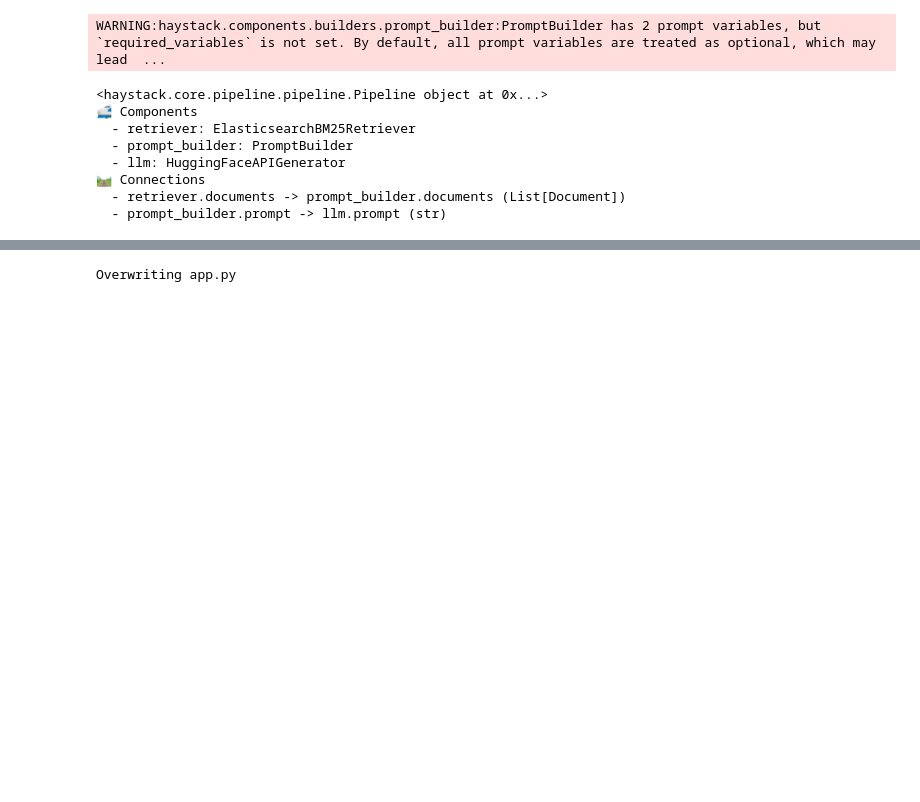
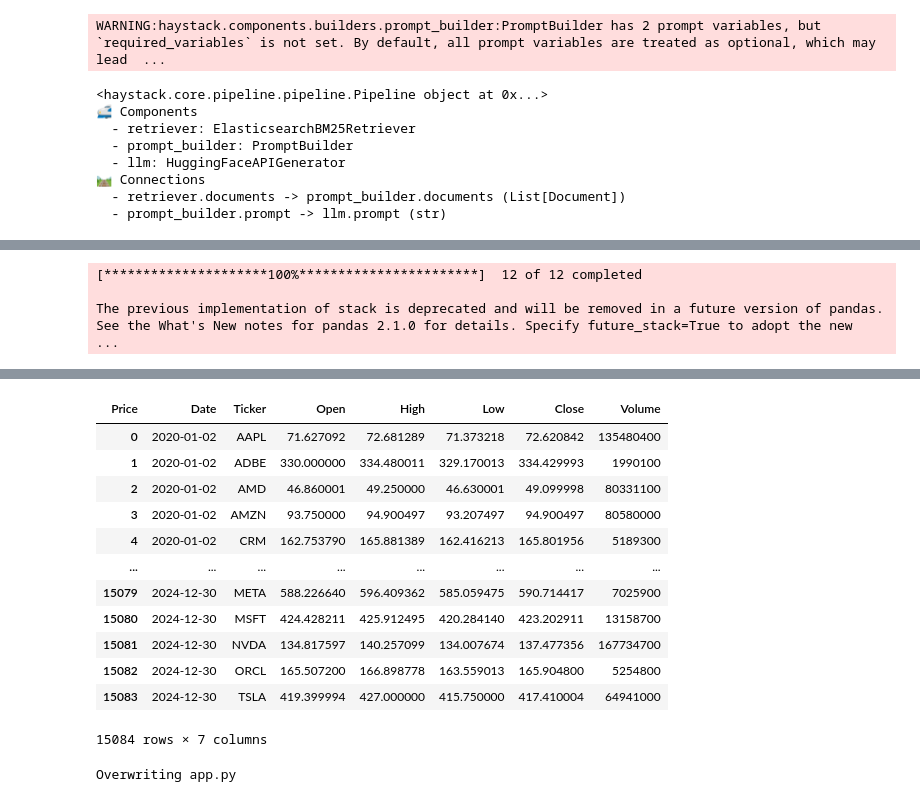
Before and after one commit to arundhatisingh17/TradeView, a Jupyter notebook: stock_data.ipynb, the cells around one changed output, grey strips where cells are left out. Saved outputs shown, nothing was run; the diff lists cells and outputs as text; code cells hidden in the pictures; blank space fills up the shorter version.

```diff
--- a/stock_data.ipynb
+++ b/stock_data.ipynb
@@ -397,3 +405,23 @@ Requirement already satisfied: pytz in /usr/local/lib/python3.11/dist-packages (
 """ figure out how to load the history of all the tech stocks here """
 
 file_path = "./content/drive/MyDrive/history"
+# %%
+""" replicate this in app.py """
+import yfinance as yf
+import plotly.express as pt
+
+tickers = ["AAPL", "MSFT", "GOOGL", "AMZN", "META", "NVDA", "TSLA", "AMD", "CRM", "ADBE", "INTC", "ORCL"]
+data = yf.download(tickers, start="2020-01-01", end="2024-12-31", group_by='ticker')
+data = data.stack(level=0).reset_index()
+appl_data = data[data['Ticker'] == 'AAPL']
+# print(data.columns)
+
+appl_data = data[data['Ticker'] == 'AAPL']
+fig = pt.line(appl_data, x='Date', y='Close', title='AAPL Close Price')
+fig.show()
+
+data
+# %% [output]
+[*********************100%***********************]  12 of 12 completed
+
+The previous implementation of stack is deprecated and will be removed in a future version of pandas. See the What's New notes for pandas 2.1.0 for details. Specify future_stack=True to adopt the new  ...
@@ -400,3 +429,16 @@ file_path = "./content/drive/MyDrive/history"
+| Price | Date | Ticker | Open | High | Low | Close | Volume |
+| 0 | 2020-01-02 | AAPL | 71.627092 | 72.681289 | 71.373218 | 72.620842 | 135480400 |
+| 1 | 2020-01-02 | ADBE | 330.000000 | 334.480011 | 329.170013 | 334.429993 | 1990100 |
+| 2 | 2020-01-02 | AMD | 46.860001 | 49.250000 | 46.630001 | 49.099998 | 80331100 |
+| 3 | 2020-01-02 | AMZN | 93.750000 | 94.900497 | 93.207497 | 94.900497 | 80580000 |
+| 4 | 2020-01-02 | CRM | 162.753790 | 165.881389 | 162.416213 | 165.801956 | 5189300 |
+| ... | ... | ... | ... | ... | ... | ... | ... |
+| 15079 | 2024-12-30 | META | 588.226640 | 596.409362 | 585.059475 | 590.714417 | 7025900 |
+| 15080 | 2024-12-30 | MSFT | 424.428211 | 425.912495 | 420.284140 | 423.202911 | 13158700 |
+| 15081 | 2024-12-30 | NVDA | 134.817597 | 140.257099 | 134.007674 | 137.477356 | 167734700 |
+| 15082 | 2024-12-30 | ORCL | 165.507200 | 166.898778 | 163.559013 | 165.904800 | 5254800 |
+| 15083 | 2024-12-30 | TSLA | 419.399994 | 427.000000 | 415.750000 | 417.410004 | 64941000 |
+15084 rows × 7 columns
 # %%
 %%writefile app.py
 
```
Also changed, not shown: parts of 17 cells of this notebook.
